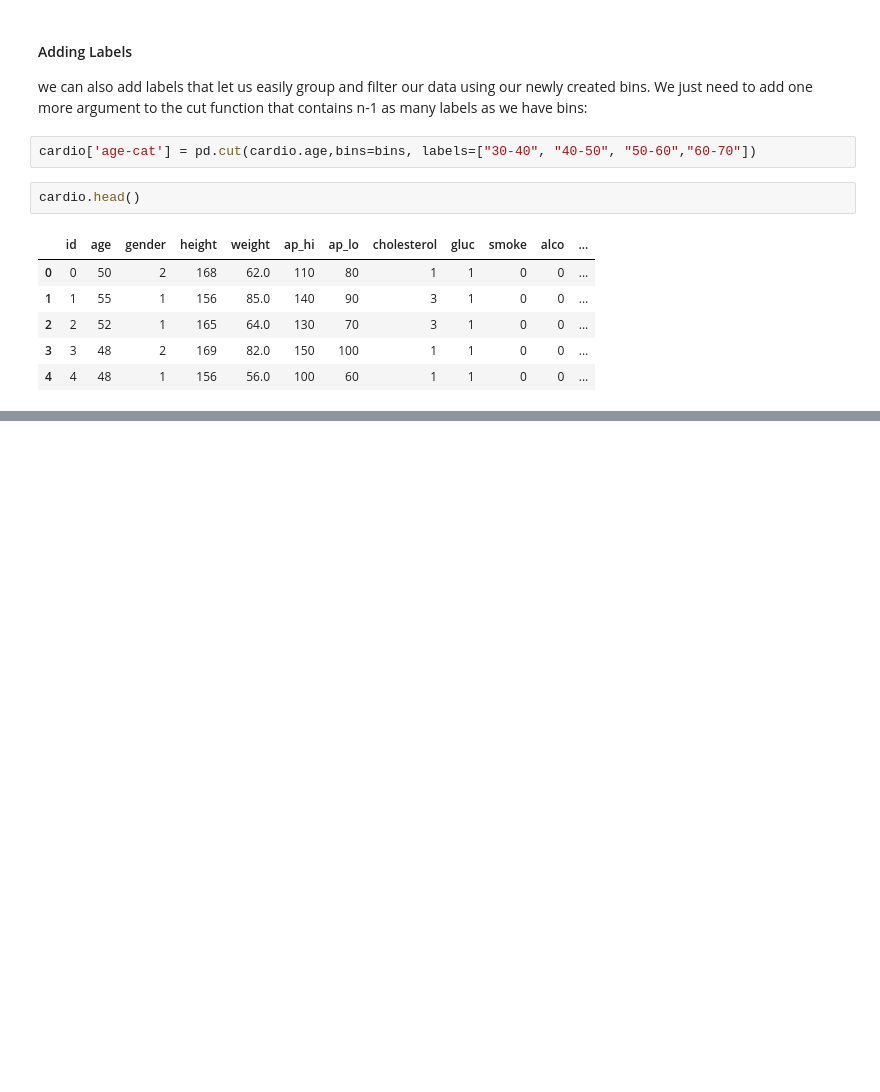
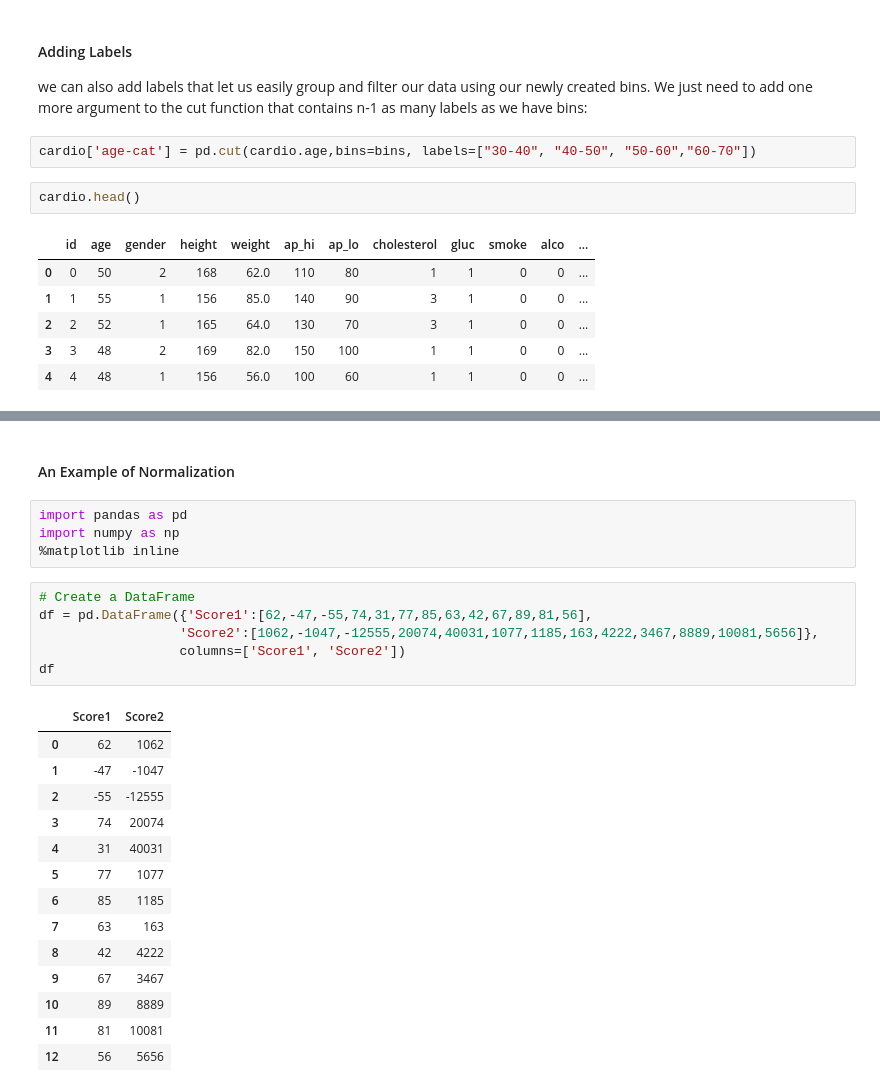
Before and after one commit to davideliason/DM4BA_Personal_Practice, a Jupyter notebook: Pandas_DataAnalysis.ipynb, the cells around one changed output, grey strips where cells are left out. Drawn from its saved outputs; the diff is of its cells as text; blank space fills up the shorter version.

Commit message:
create info on normalization and setup example by creating a DF

```diff
--- a/Pandas_DataAnalysis.ipynb
+++ b/Pandas_DataAnalysis.ipynb
@@ -926,0 +974,27 @@ cardio.head()
+# %% [markdown]
+#### An Example of Normalization
+# %%
+import pandas as pd
+import numpy as np
+%matplotlib inline
+# %%
+# Create a DataFrame
+df = pd.DataFrame({'Score1':[62,-47,-55,74,31,77,85,63,42,67,89,81,56],
+                  'Score2':[1062,-1047,-12555,20074,40031,1077,1185,163,4222,3467,8889,10081,5656]},
+                  columns=['Score1', 'Score2'])
+df
+# %% [output]
+|  | Score1 | Score2 |
+| 0 | 62 | 1062 |
+| 1 | -47 | -1047 |
+| 2 | -55 | -12555 |
+| 3 | 74 | 20074 |
+| 4 | 31 | 40031 |
+| 5 | 77 | 1077 |
+| 6 | 85 | 1185 |
+| 7 | 63 | 163 |
+| 8 | 42 | 4222 |
+| 9 | 67 | 3467 |
+| 10 | 89 | 8889 |
+| 11 | 81 | 10081 |
+| 12 | 56 | 5656 |
```
Also changed, not shown: parts of 4 cells of this notebook.
